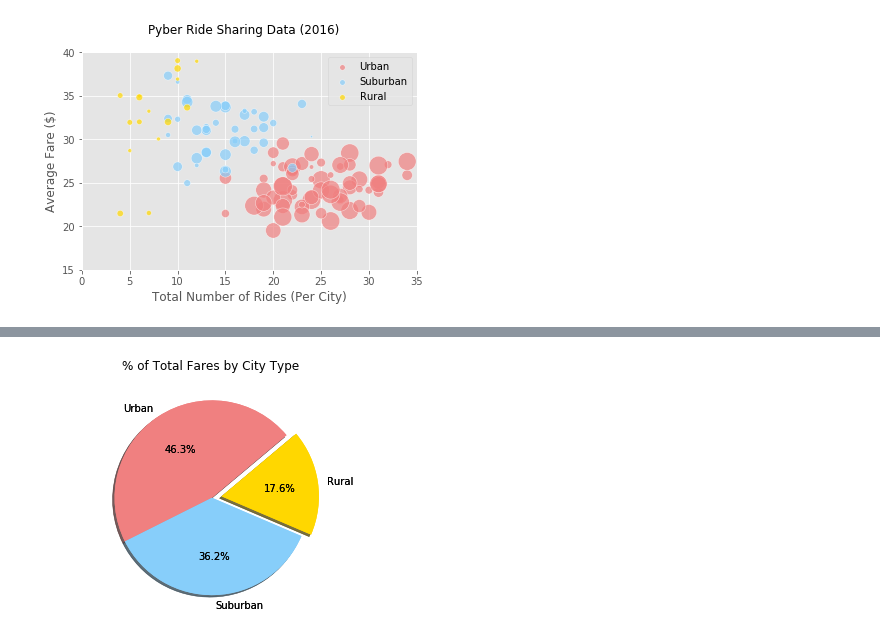
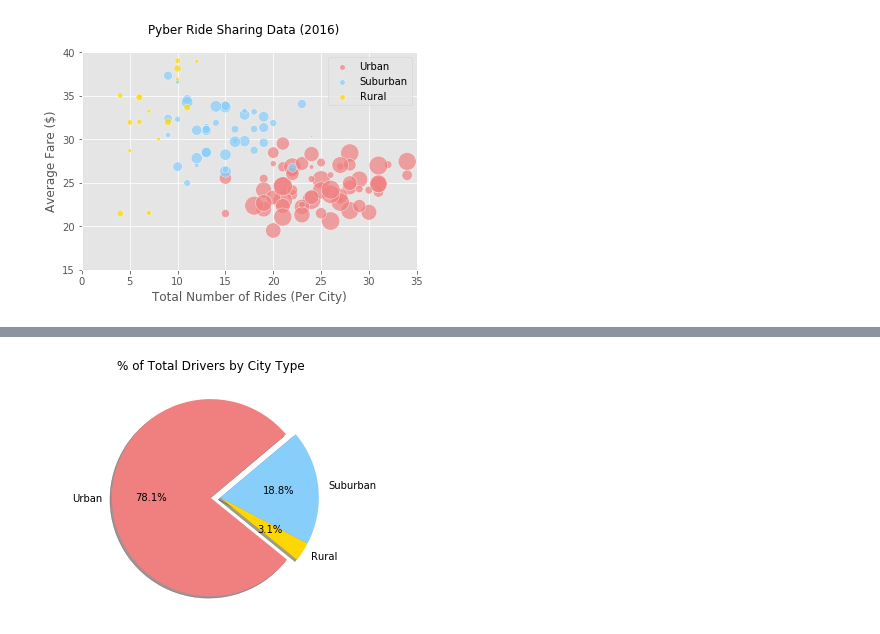
Before and after one commit to vtyeh/matplotlib, a Jupyter notebook: Pyber.ipynb, the cells around one changed output, grey strips where cells are left out. Drawn from its saved outputs; the diff is of its cells as text; code cells hidden in the pictures.

```diff
--- a/Pyber.ipynb
+++ b/Pyber.ipynb
@@ -88,31 +150,32 @@ plt.show()
 # %%
-# Calculate % of total fares by city type
-total_fares = city_ride_df['Average Fare ($) Per City'].sum()
-u_fare = urban['Average Fare ($) Per City'].sum()
-u_slice = u_fare/total_fares * 100
+# Calculate % of total drivers by city type
+total_drivers = city_ride_df['Total Drivers Per City'].sum()
+u_drive = urban['Total Drivers Per City'].sum()
+ud_slice = u_drive/total_drivers * 100
 
-sub_fare = suburban['Average Fare ($) Per City'].sum()
-sub_slice = sub_fare/total_fares * 100
+sub_drive = suburban['Total Drivers Per City'].sum()
+subd_slice = sub_drive/total_drivers * 100
 
-r_fare = rural['Average Fare ($) Per City'].sum()
-r_slice = r_fare/total_fares * 100
+r_drive = rural['Total Drivers Per City'].sum()
+rd_slice = r_drive/total_drivers * 100
 
 # Create pie chart
-labels = ['Urban', 'Suburban', 'Rural']
-sizes = [u_slice, sub_slice, r_slice]
-colors = ['lightcoral', 'lightskyblue', 'gold']
-explode = (0, 0, 0.1)
+labels = ['Urban', 'Rural','Suburban']
+sizes = [ud_slice, rd_slice, subd_slice]
+colors = ['lightcoral', 'gold', 'lightskyblue']
+explode = (0.1, 0, 0)
 
 plt.pie(sizes, explode=explode, labels=labels, colors=colors,
         autopct="%.1f%%", shadow=True, startangle=40)
 
-# Create title
-plt.suptitle('% of Total Fares by City Type')
+# Create title and set axis to equal
+plt.suptitle('% of Total Drivers by City Type')
+plt.axis('equal')
 
-# Set axis to equal for a circular piechart
-plt.axis('equal')
+# Save figure
+plt.savefig("totalrides.png")
 
 # Show pie chart
 plt.show()
 # %% [output]
-[figure, old version]
+[figure, new version]
```
Also changed, not shown: parts of 5 cells of this notebook.
